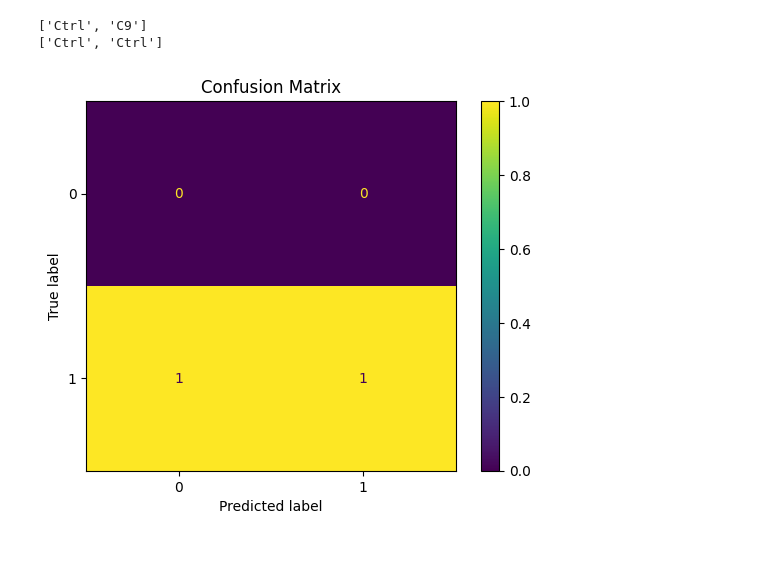
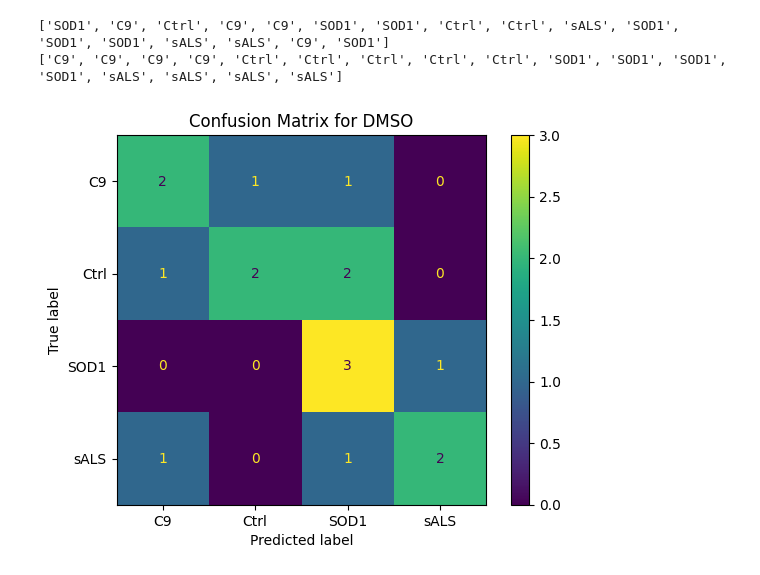
Before and after one commit to JuliaHolz/mcBERT-cellprofiler, a Jupyter notebook: plot_predictions.ipynb, the cells around one changed output. Drawn from its saved outputs; the diff is of its cells as text; code cells hidden in the pictures.

Commit message:
plotting code

```diff
--- a/plot_predictions.ipynb
+++ b/plot_predictions.ipynb
@@ -11,3 +7,0 @@ held_out = "ADKiCTR"
-# %%
-LINE_FOLDER = "/home/jholz/fraenkel_rotation/mcBERT-cellprofiler/0utputs/finetune_"+perturbation+"_only/"+ held_out
-PREDICTION_FILE = LINE_FOLDER + "/predictions.csv"
@@ -16,14 +12,20 @@ C9 = ['RFTiALS', 'TJViALS', 'EGMiALS', 'LJXiALS']
 Ctrl = ['AE8iCTR', 'ZKZiCTR', 'XH7iCTR', 'ADKiCTR', 'NK3iCTR']
 SOD1 =  ['BFUiALS', 'KRCiALS', 'ZLMiALS', 'AFGiALS']
 sALS = ['CS6EVH', 'CS6ULB', 'CS6WF5', 'CS8JGP']
-genotype = {}
+genotype_dict = {}
 for line in C9:
-    genotype[line] = "C9"
+    genotype_dict[line] = "C9"
 for line in Ctrl:
-    genotype[line] = "Ctrl"
+    genotype_dict[line] = "Ctrl"
 for line in SOD1:
-    genotype[line] = "SOD1"
+    genotype_dict[line] = "SOD1"
 for line in sALS:
-    genotype[line] = "sALS with NuP defects"
+    genotype_dict[line] = "sALS"
+line_list_dict = {}
+line_list_dict["C9"] = C9
+line_list_dict["Ctrl"] = Ctrl
+line_list_dict["SOD1"] = SOD1
+line_list_dict["sALS"] = sALS
+genotype_list = ["C9", "Ctrl", "SOD1", "sALS"]
 # %%
 lines = C9+Ctrl + SOD1 + sALS
@@ -49,27 +35,30 @@ print(predictions)
 # %%
+#change perturbation to generate graphs
+perturbation="DMSO"
 predicted = []
 actual = []
-class_names= ["C9","Ctrl"]
-lines=["ADKiCTR","AE8iCTR"]
+class_names= ["C9","Ctrl", "SOD1", "sALS"]
 for line in lines:
     LINE_FOLDER = "/home/jholz/fraenkel_rotation/mcBERT-cellprofiler/0utputs/finetune_"+perturbation+"_only/"+ line
     PREDICTION_FILE = LINE_FOLDER + "/predictions.csv"
     predictions = pd.read_csv(PREDICTION_FILE, header=None, names=["epoch", "prediction", "correct", "tie"])
     predicted_genotype= predictions[-1:]["prediction"].item()
+    if(predicted_genotype=="sALS with NuP defects"):
+        predicted_genotype= "sALS"
     predicted.append(predicted_genotype)
-    actual_genotype = genotype[line]
+    actual_genotype = genotype_dict[line]
     actual.append(actual_genotype)
 print(predicted)
 print(actual)
 # 5. Compute the confusion matrix
 cm = confusion_matrix(actual, predicted)
 
 # 6. Display the confusion matrix
 disp = ConfusionMatrixDisplay(confusion_matrix=cm,display_labels=class_names)
 disp.plot()
-plt.title("Confusion Matrix")
+plt.title("Confusion Matrix for " + perturbation)
 plt.show()
 # %% [output]
-['Ctrl', 'C9']
-['Ctrl', 'Ctrl']
+['SOD1', 'C9', 'Ctrl', 'C9', 'C9', 'SOD1', 'SOD1', 'Ctrl', 'Ctrl', 'sALS', 'SOD1', 'SOD1', 'SOD1', 'sALS', 'sALS', 'C9', 'SOD1']
+['C9', 'C9', 'C9', 'C9', 'Ctrl', 'Ctrl', 'Ctrl', 'Ctrl', 'Ctrl', 'SOD1', 'SOD1', 'SOD1', 'SOD1', 'sALS', 'sALS', 'sALS', 'sALS']
-[figure, old version]
+[figure, new version]
```
Also changed, not shown: parts of 33 cells of this notebook.
